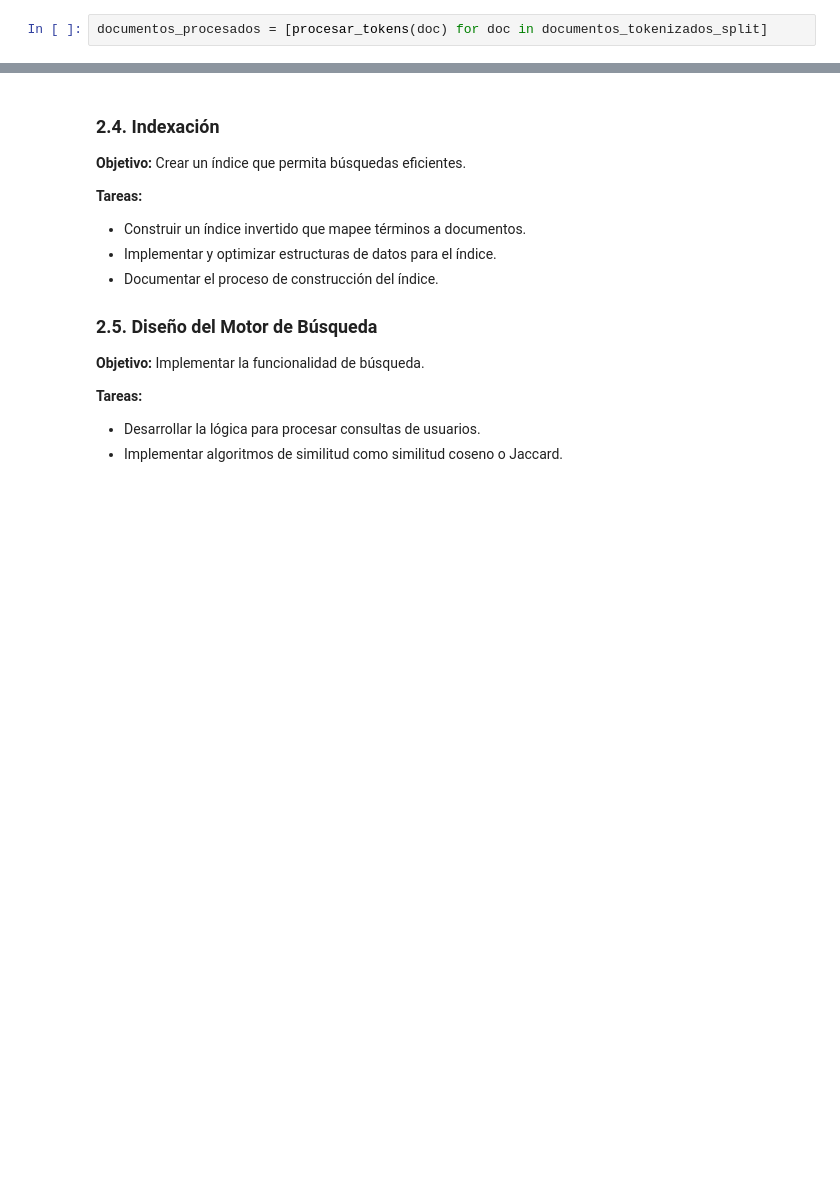
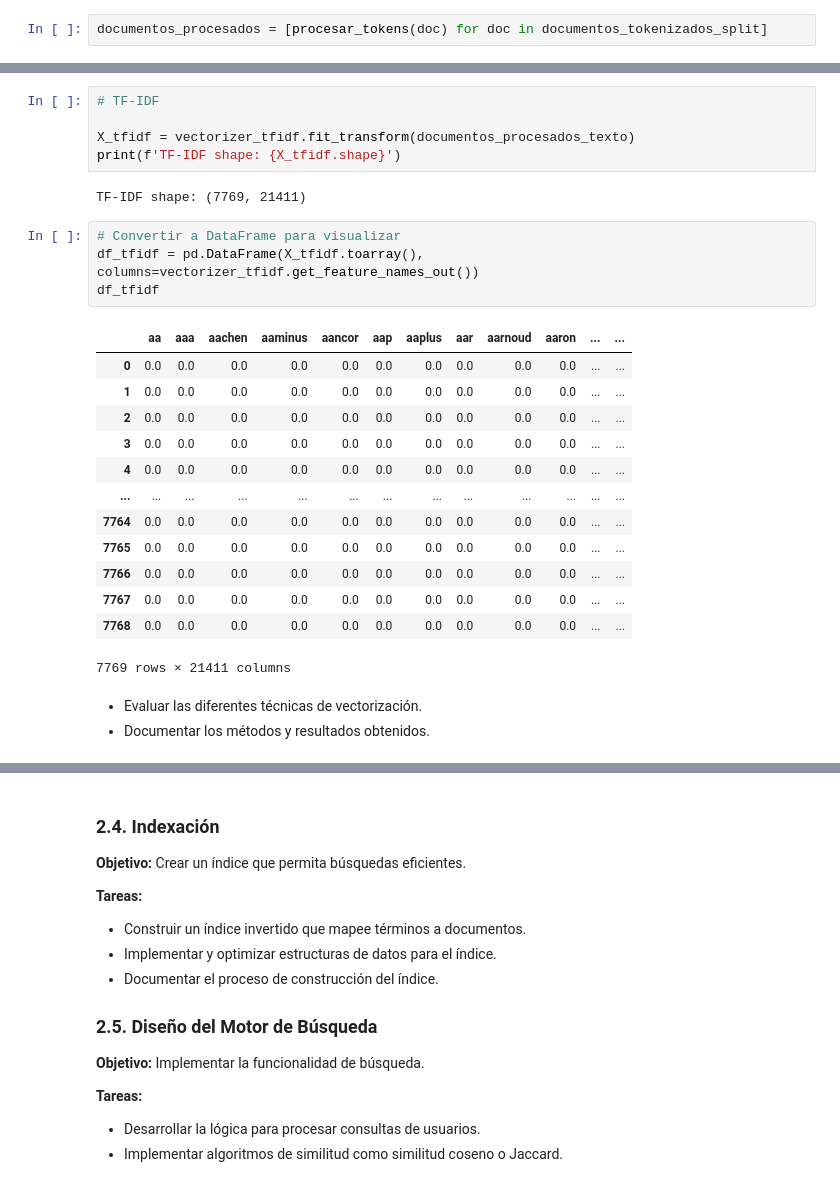
Before and after one commit to cesarduque26/Proyecto-BI, a Jupyter notebook: .ipynb, the cells around one changed output, grey strips where cells are left out. Drawn from its saved outputs; the diff is of its cells as text; blank space fills up the shorter version.

```diff
--- a/.ipynb
+++ b/.ipynb
@@ -120,0 +192,28 @@ documentos_procesados = [procesar_tokens(doc) for doc in documentos_tokenizados_
+# %%
+# TF-IDF
+
+X_tfidf = vectorizer_tfidf.fit_transform(documentos_procesados_texto)
+print(f'TF-IDF shape: {X_tfidf.shape}')
+# %% [output]
+TF-IDF shape: (7769, 21411)
+# %%
+# Convertir a DataFrame para visualizar
+df_tfidf = pd.DataFrame(X_tfidf.toarray(), columns=vectorizer_tfidf.get_feature_names_out())
+df_tfidf
+# %% [output]
+|  | aa | aaa | aachen | aaminus | aancor | aap | aaplus | aar | aarnoud | aaron | ... | ... |
+| 0 | 0.0 | 0.0 | 0.0 | 0.0 | 0.0 | 0.0 | 0.0 | 0.0 | 0.0 | 0.0 | ... | ... |
+| 1 | 0.0 | 0.0 | 0.0 | 0.0 | 0.0 | 0.0 | 0.0 | 0.0 | 0.0 | 0.0 | ... | ... |
+| 2 | 0.0 | 0.0 | 0.0 | 0.0 | 0.0 | 0.0 | 0.0 | 0.0 | 0.0 | 0.0 | ... | ... |
+| 3 | 0.0 | 0.0 | 0.0 | 0.0 | 0.0 | 0.0 | 0.0 | 0.0 | 0.0 | 0.0 | ... | ... |
+| 4 | 0.0 | 0.0 | 0.0 | 0.0 | 0.0 | 0.0 | 0.0 | 0.0 | 0.0 | 0.0 | ... | ... |
+| ... | ... | ... | ... | ... | ... | ... | ... | ... | ... | ... | ... | ... |
+| 7764 | 0.0 | 0.0 | 0.0 | 0.0 | 0.0 | 0.0 | 0.0 | 0.0 | 0.0 | 0.0 | ... | ... |
+| 7765 | 0.0 | 0.0 | 0.0 | 0.0 | 0.0 | 0.0 | 0.0 | 0.0 | 0.0 | 0.0 | ... | ... |
+| 7766 | 0.0 | 0.0 | 0.0 | 0.0 | 0.0 | 0.0 | 0.0 | 0.0 | 0.0 | 0.0 | ... | ... |
+| 7767 | 0.0 | 0.0 | 0.0 | 0.0 | 0.0 | 0.0 | 0.0 | 0.0 | 0.0 | 0.0 | ... | ... |
+| 7768 | 0.0 | 0.0 | 0.0 | 0.0 | 0.0 | 0.0 | 0.0 | 0.0 | 0.0 | 0.0 | ... | ... |
+7769 rows × 21411 columns
+# %% [markdown]
+- Evaluar las diferentes técnicas de vectorización.
+- Documentar los métodos y resultados obtenidos.
```
Also changed, not shown: parts of 10 cells of this notebook.
